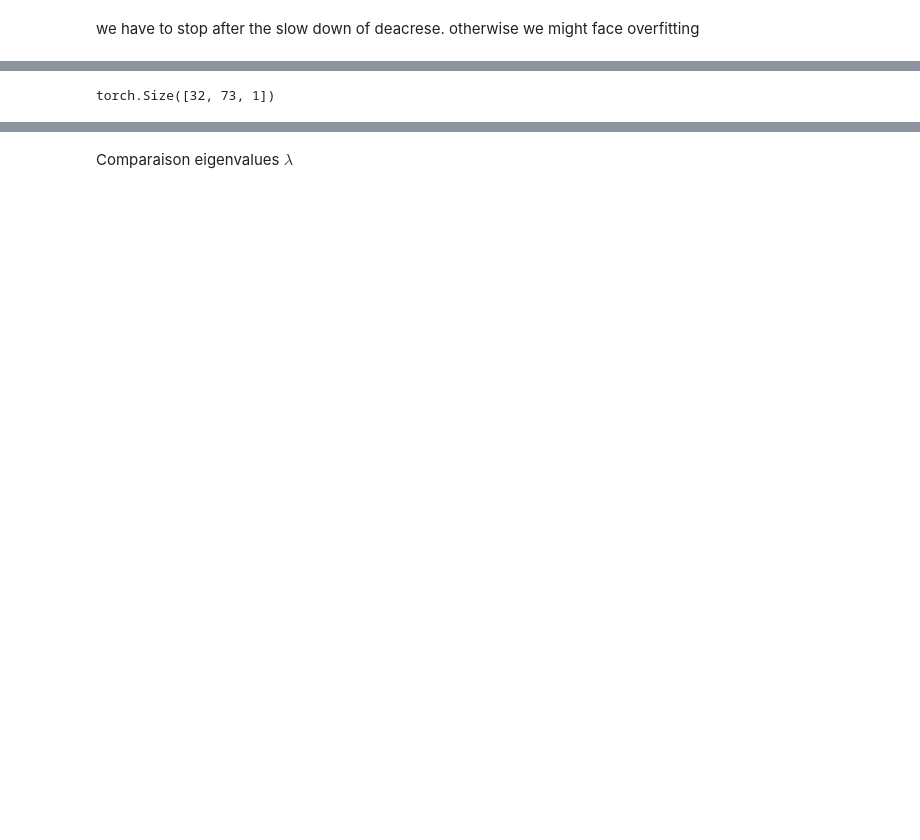
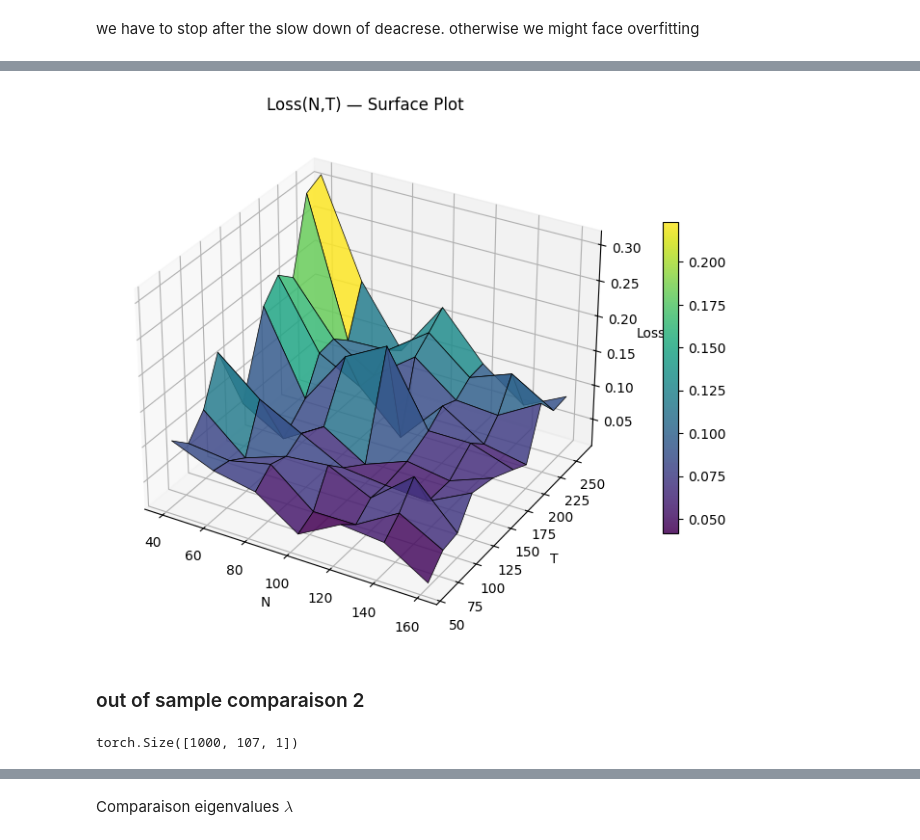
Before and after one commit to Armanddevacc/covariance-cleaning-nn, a Jupyter notebook: NN.ipynb, the cells around one changed output, grey strips where cells are left out. Cells and saved outputs as stored; diff of their text form; code cells hidden in the pictures; blank space fills up the shorter version.

Commit message:
adding comparaision with a surface

```diff
--- a/NN.ipynb
+++ b/NN.ipynb
@@ -288,0 +290,7 @@ we have to stop after the slow down of deacrese. otherwise we might face overfit
+# %%
+batch_size_oos_1 = 25
+N_list_test_1 = [40, 60, 80, 100, 120, 140, 160]
+T_list_test_1 = [60, 80, 100, 120, 150, 180, 200, 220, 240, 260]
+# %%
+losses_t = []
+losses_n = []
@@ -288,0 +324,26 @@ we have to stop after the slow down of deacrese. otherwise we might face overfit
+# %%
+# meshing
+loss_grid = np.array(losses_t).reshape(len(np.array(N_list_test_1)), len(np.array(T_list_test_1)))
+N_mesh, T_mesh = np.meshgrid(np.array(N_list_test_1), np.array(T_list_test_1), indexing='ij')
+
+# plot
+fig = plt.figure(figsize=(10,7))
+ax = fig.add_subplot(111, projection='3d')
+
+surf = ax.plot_surface(N_mesh, T_mesh, loss_grid,
+                       cmap='viridis',
+                       edgecolor='k',
+                       linewidth=0.5,
+                       alpha=0.85)
+
+ax.set_xlabel("N")
+ax.set_ylabel("T")
+ax.set_zlabel("Loss")
+ax.set_title("Loss(N,T) — Surface Plot")
+
+fig.colorbar(surf, shrink=0.6)
+plt.show()
+# %% [output]
+[figure, added]
+# %% [markdown]
+### out of sample comparaison 2
@@ -291,5 +354,6 @@ lam_emp_oos, Q_emp_oos, Sigma_true_oos, T = next(data_generator(batch_size, N_mi
+# %%
+lam_emp_oos.shape
+# %% [output]
+torch.Size([1000, 107, 1])
 # %%
 lam_pred_test = model(lam_emp_oos)
-lam_emp_oos.size()
-# %% [output]
-torch.Size([32, 73, 1])
```
Also changed, not shown: parts of 21 cells of this notebook.
